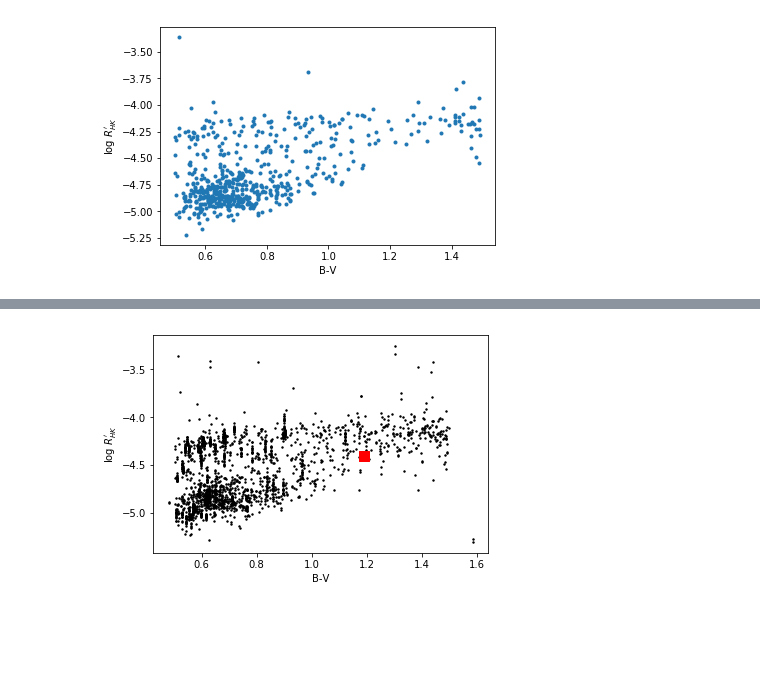
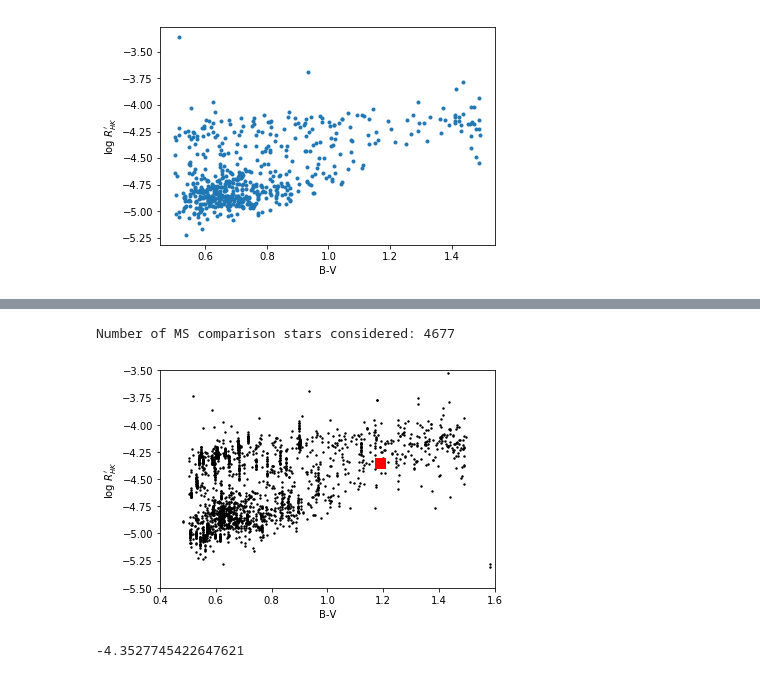
Before and after one commit to bmorris3/arces_hk, a Jupyter notebook: rprime.ipynb, the cells around one changed output, grey strips where cells are left out. Cells and saved outputs as stored; diff of their text form; code cells hidden in the pictures; blank space fills up the shorter version.

```diff
--- a/rprime.ipynb
+++ b/rprime.ipynb
@@ -97,12 +97,15 @@ def scriptf_hkphot(b_minus_v):
     # Mittag 2013 eqn 20:
     return 10**(7.49 - 2.06 * b_minus_v)
 
-def rprime_hk(s, b_minus_v, t_eff):
+def rprime_hk(s, b_minus_v, t_eff, alpha_ratio=1):
     # Mittag 2013 eqn 24
-    return (scriptf_hk(s, b_minus_v, t_eff) - scriptf_hkphot(b_minus_v)) / (sigma_sb * t_eff**4)
+    return (scriptf_hk(s, b_minus_v, t_eff, alpha_ratio=alpha_ratio) - scriptf_hkphot(b_minus_v)) / (sigma_sb * t_eff**4)
 
-def log_rprime_hk(s, b_minus_v, t_eff):
-    return np.log10(rprime_hk(s, b_minus_v, t_eff))
+def log_rprime_hk(s, b_minus_v, t_eff, alpha_ratio=1):
+    return np.log10(rprime_hk(s, b_minus_v, t_eff, alpha_ratio=alpha_ratio))
+
+def bv_2_teff(b_minus_v):
+    return 10**(3.981 - 0.4728*b_minus_v + 0.2434*b_minus_v**2 - 0.0620*b_minus_v**3) # Mittag eqn. 3
 
 # t_eff = 4750
 # b_minus_v = 1.19
@@ -313,12 +333,25 @@ ax.set(xlabel='B-V', ylabel='log $R^\prime_{HK}$')
+# %%
+N_stars_total = np.sum([np.count_nonzero(np.isfinite(l))
+                        for l in [logrprime_ms_w, logrprime_ms, logrprime_ms_i]])
+print("Number of MS comparison stars considered:", N_stars_total)
+# %% [output]
+Number of MS comparison stars considered: 4677
 # %%
 fig, ax = plt.subplots()
 ax.scatter(b_minus_v_ms_w, logrprime_ms_w, marker='.', color='k', s=8)
 ax.scatter(b_minus_v_ms, logrprime_ms, marker='.', color='k', s=8)
+#ax.scatter(b_minus_v_ms_i, logrprime_ms_i, marker='.', color='k', s=8)
 
-logrprime_h11 = log_rprime_hk(s_mean_h11, 1.19, 4750)
+logrprime_h11 = log_rprime_hk(s_mean_h11, 1.19, 4750, alpha_ratio=alpha_mwo/alpha_apo)
+
 ax.scatter(1.19, logrprime_h11, marker='s', color='r', s=100)
 
-ax.set(xlabel='B-V', ylabel='log $R^\prime_{HK}$')
+ax.set(xlabel='B-V', ylabel='log $R^\prime_{HK}$',
+       xlim=[0.4, 1.6], ylim=[-5.5, -3.5])
 plt.savefig('plots/rprime.png', bbox_inches='tight', dpi=200)
 # %% [output]
-[figure, old version]
+[figure, new version]
+# %%
+logrprime_h11
+# %% [output]
+-4.3527745422647621
```
Also changed, not shown: parts of 4 cells of this notebook.
